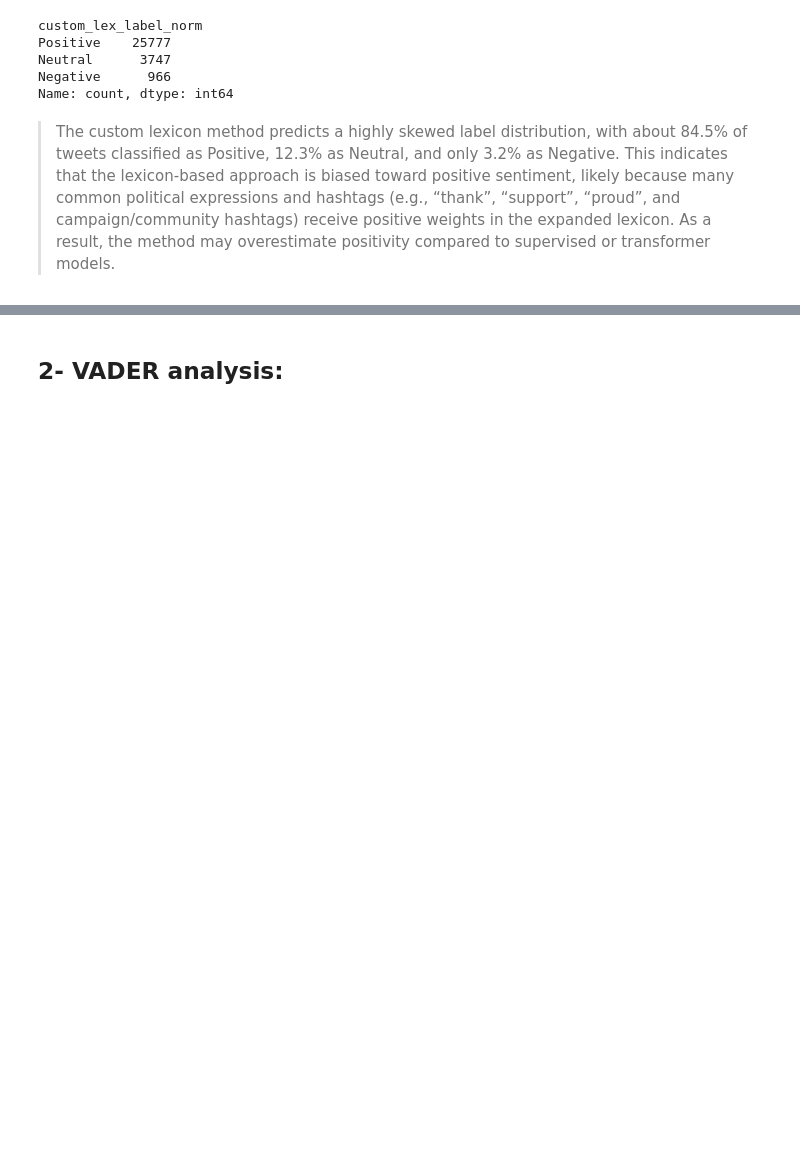
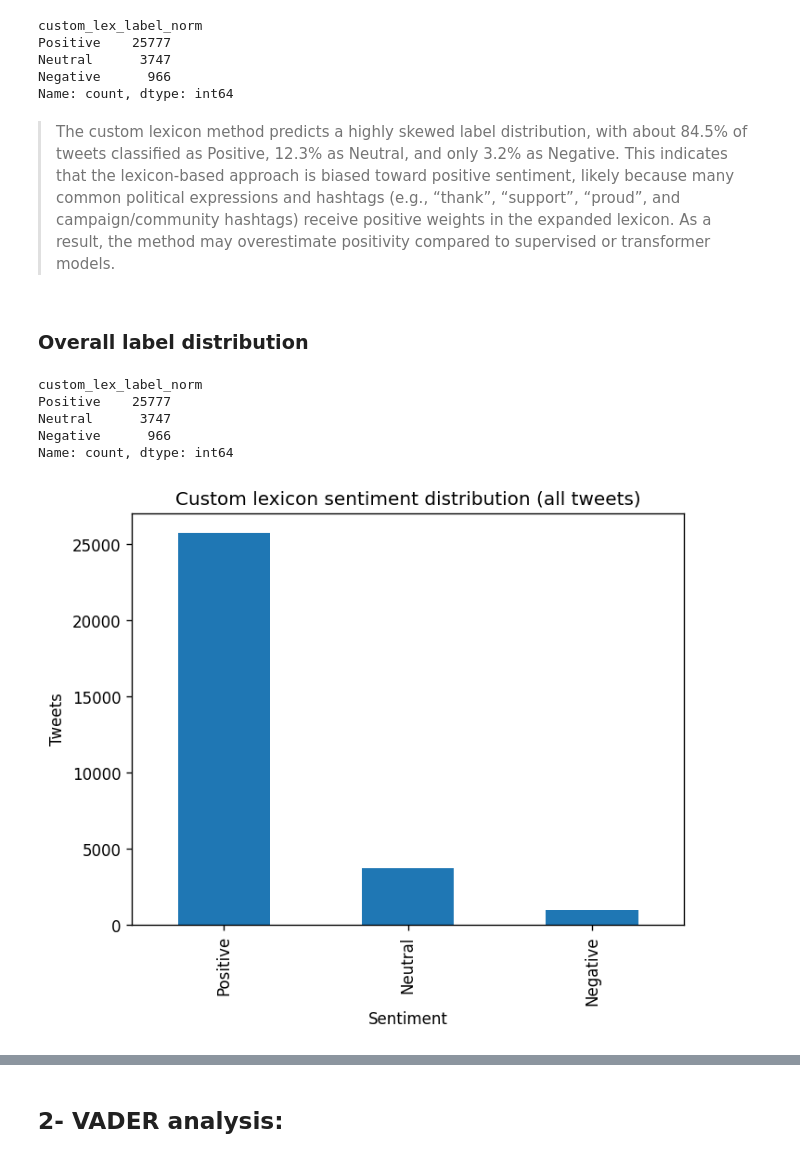
Before and after one commit to E-Zahra/SENTIMENT-ANALYSIS-OF-U.S.-SENATORS-TWEETS, a Jupyter notebook: senator_sentment_dictionary.ipynb, the cells around one changed output, grey strips where cells are left out. Drawn from its saved outputs; the diff is of its cells as text; code cells hidden in the pictures; blank space fills up the shorter version.

```diff
--- a/senator_sentment_dictionary.ipynb
+++ b/senator_sentment_dictionary.ipynb
@@ -311,3 +311,25 @@ Negative      966
 Name: count, dtype: int64
 # %% [markdown]
 >The custom lexicon method predicts a highly skewed label distribution, with about 84.5% of tweets classified as Positive, 12.3% as Neutral, and only 3.2% as Negative. This indicates that the lexicon-based approach is biased toward positive sentiment, likely because many common political expressions and hashtags (e.g., “thank”, “support”, “proud”, and campaign/community hashtags) receive positive weights in the expanded lexicon. As a result, the method may overestimate positivity compared to supervised or transformer models.
+# %%
+# Use your existing columns
+score_col = "custom_lex_score_norm"     # or "custom_lex_score"
+label_col = "custom_lex_label_norm"     # or "custom_lex_label"
+# %% [markdown]
+### Overall label distribution
+# %%
+
+display(df[label_col].value_counts())
+
+df[label_col].value_counts().plot(kind="bar")
+plt.title("Custom lexicon sentiment distribution (all tweets)")
+plt.xlabel("Sentiment")
+plt.ylabel("Tweets")
+plt.show()
+# %% [output]
+custom_lex_label_norm
+Positive    25777
+Neutral      3747
+Negative      966
+Name: count, dtype: int64
+[figure, added]
```
Also changed, not shown: parts of 9 cells of this notebook.
